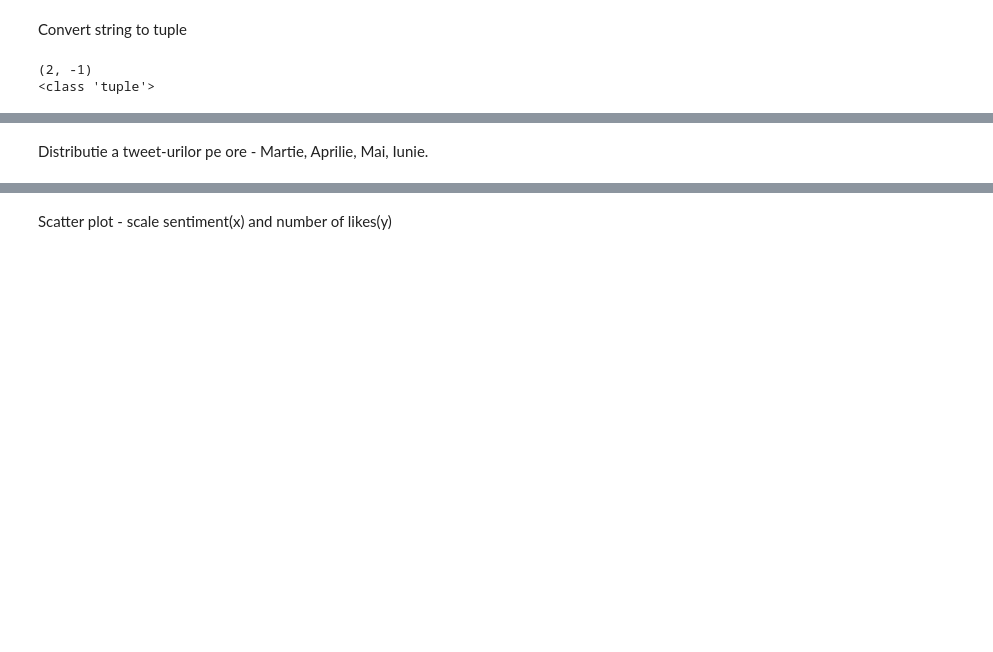
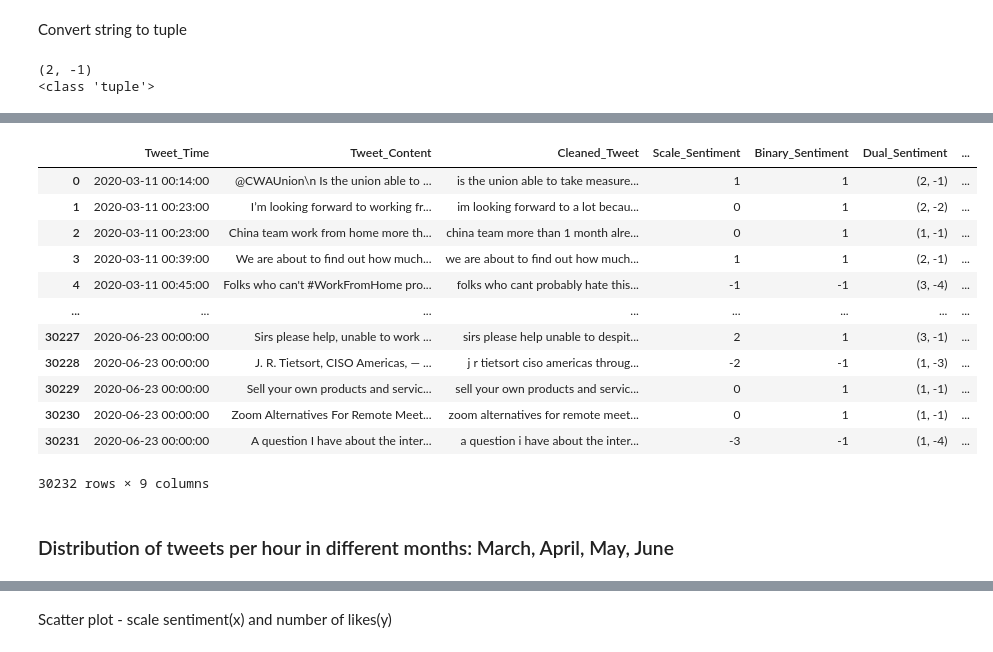
Before and after one commit to CristinaPetrachee/SentimentAnalysis-WFH, a Jupyter notebook: proiect.ipynb, the cells around one changed output, grey strips where cells are left out. Cells and saved outputs as stored; diff of their text form; code cells hidden in the pictures; blank space fills up the shorter version.

```diff
--- a/proiect.ipynb
+++ b/proiect.ipynb
@@ -21,5 +21,5 @@ import wordcloud
 # %%
-raw_dataset = pd.read_csv('Tweets_2020_11-March-7-June_workfromhome_all.csv')
+raw_dataset = pd.read_csv('Tweets_2020_11-March-23-June_workfromhome_all.csv')
 print(raw_dataset.shape)
 raw_dataset.head()
 # %% [output]
@@ -382,2 +358,18 @@ new_dataset
-# %% [markdown]
-Distributie a tweet-urilor pe ore - Martie, Aprilie, Mai, Iunie.
+# %%
+dataset_2020
+# %% [output]
+|  | Tweet_Time | Tweet_Content | Cleaned_Tweet | Scale_Sentiment | Binary_Sentiment | Dual_Sentiment | ... |
+| 0 | 2020-03-11 00:14:00 | @CWAUnion\n Is the union able to ... | is the union able to take measure... | 1 | 1 | (2, -1) | ... |
+| 1 | 2020-03-11 00:23:00 | I’m looking forward to working fr... | im looking forward to a lot becau... | 0 | 1 | (2, -2) | ... |
+| 2 | 2020-03-11 00:23:00 | China team work from home more th... | china team more than 1 month alre... | 0 | 1 | (1, -1) | ... |
+| 3 | 2020-03-11 00:39:00 | We are about to find out how much... | we are about to find out how much... | 1 | 1 | (2, -1) | ... |
+| 4 | 2020-03-11 00:45:00 | Folks who can't #WorkFromHome pro... | folks who cant probably hate this... | -1 | -1 | (3, -4) | ... |
+| ... | ... | ... | ... | ... | ... | ... | ... |
+| 30227 | 2020-06-23 00:00:00 | Sirs please help, unable to work ... | sirs please help unable to despit... | 2 | 1 | (3, -1) | ... |
+| 30228 | 2020-06-23 00:00:00 | J. R. Tietsort, CISO Americas, — ... | j r tietsort ciso americas throug... | -2 | -1 | (1, -3) | ... |
+| 30229 | 2020-06-23 00:00:00 | Sell your own products and servic... | sell your own products and servic... | 0 | 1 | (1, -1) | ... |
+| 30230 | 2020-06-23 00:00:00 | Zoom Alternatives For Remote Meet... | zoom alternatives for remote meet... | 0 | 1 | (1, -1) | ... |
+| 30231 | 2020-06-23 00:00:00 | A question I have about the inter... | a question i have about the inter... | -3 | -1 | (1, -4) | ... |
+30232 rows × 9 columns
+# %% [markdown]
+### Distribution of tweets per hour in different months: March, April, May, June
```
Also changed, not shown: parts of 66 cells of this notebook, 4 other files.
